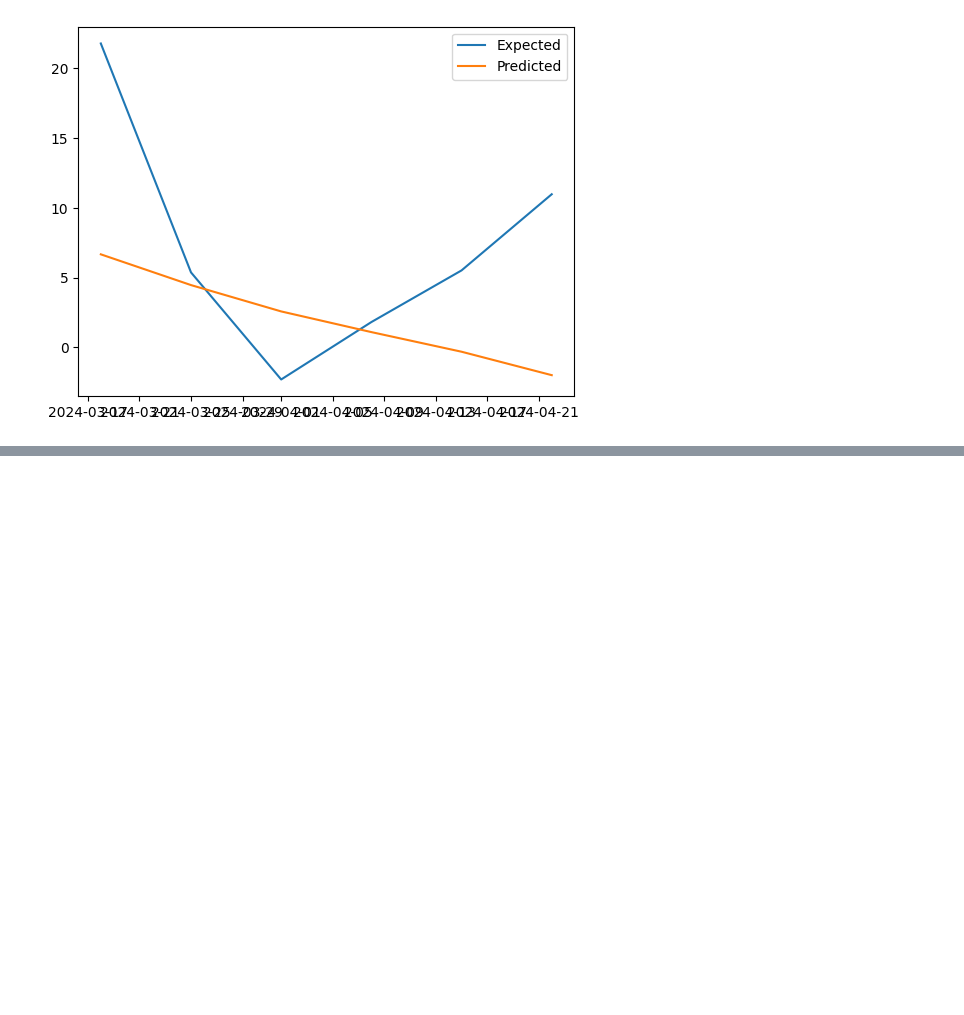
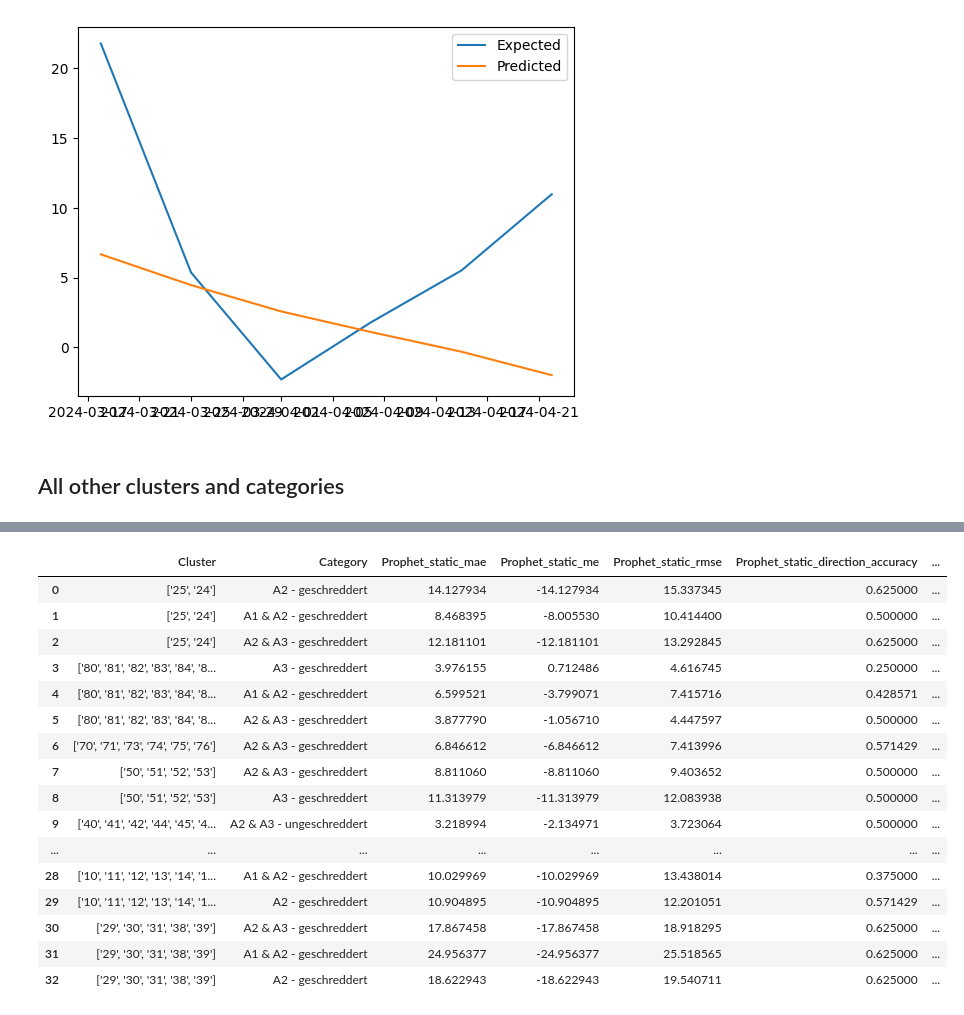
Before and after one commit to surajkarak/thesis, a Jupyter notebook: 5_Prophet.ipynb, the cells around one changed output, grey strips where cells are left out. Drawn from its saved outputs; the diff is of its cells as text; code cells hidden in the pictures; blank space fills up the shorter version.

```diff
--- a/5_Prophet.ipynb
+++ b/5_Prophet.ipynb
@@ -229,3 +213,5 @@ plt.legend()
 plt.show()
 # %% [output]
 [figure]
+# %% [markdown]
+## All other clusters and categories
@@ -231,0 +276,44 @@ plt.show()
+# %%
+clusters = df['Plz'].unique()
+datasets = []
+for cluster in clusters:
+    ds = df[(df['Plz'] == cluster)]
+    categories = ds['full'].unique()
+    for category in categories:
+        datasets.append(ds[ds['full'] == category])
+# %%
+import warnings
+
+# Filter out the specific warning
+warnings.filterwarnings('ignore')
+data = []
+# Loop through each category
+for dataset in datasets:
+    static_forecast(dataset)
+    wf_forecast(dataset)
+    static_results = static_forecast(dataset)
+    wf_results = wf_forecast(dataset)
+
+    # Create a dictionary to store the results
+    results_dict = {
+        'Cluster': dataset['Plz'].iloc[0],
+        'Category': dataset['full'].iloc[0],
+        'Prophet_static_mae': static_results['mae'],
+        'Prophet_static_me': static_results['me'],
+        'Prophet_static_rmse': static_results['rmse'],
+        'Prophet_static_direction_accuracy': static_results['direction_accuracy'],
+        'Prophet_wf_mae': wf_results['mae'],
+        'Prophet_wf_me': wf_results['me'],
+        'Prophet_wf_rmse': wf_results['rmse'],
+        'Prophet_wf_direction_accuracy': wf_results['direction_accuracy']
+    }
+
+    # Append the dictionary to the list
+    data.append(results_dict)
+
+# Create a DataFrame from the list of dictionaries
+df_results = pd.DataFrame(data)
+
+# Print the DataFrame
+df_results
+# %% [output]
@@ -231,0 +337,17 @@ plt.show()
+|  | Cluster | Category | Prophet_static_mae | Prophet_static_me | Prophet_static_rmse | Prophet_static_direction_accuracy | ... |
+| 0 | ['25', '24'] | A2 - geschreddert | 14.127934 | -14.127934 | 15.337345 | 0.625000 | ... |
+| 1 | ['25', '24'] | A1 & A2 - geschreddert | 8.468395 | -8.005530 | 10.414400 | 0.500000 | ... |
+| 2 | ['25', '24'] | A2 & A3 - geschreddert | 12.181101 | -12.181101 | 13.292845 | 0.625000 | ... |
+| 3 | ['80', '81', '82', '83', '84', '8... | A3 - geschreddert | 3.976155 | 0.712486 | 4.616745 | 0.250000 | ... |
+| 4 | ['80', '81', '82', '83', '84', '8... | A1 & A2 - geschreddert | 6.599521 | -3.799071 | 7.415716 | 0.428571 | ... |
+| 5 | ['80', '81', '82', '83', '84', '8... | A2 & A3 - geschreddert | 3.877790 | -1.056710 | 4.447597 | 0.500000 | ... |
+| 6 | ['70', '71', '73', '74', '75', '76'] | A2 & A3 - geschreddert | 6.846612 | -6.846612 | 7.413996 | 0.571429 | ... |
+| 7 | ['50', '51', '52', '53'] | A2 & A3 - geschreddert | 8.811060 | -8.811060 | 9.403652 | 0.500000 | ... |
+| 8 | ['50', '51', '52', '53'] | A3 - geschreddert | 11.313979 | -11.313979 | 12.083938 | 0.500000 | ... |
+| 9 | ['40', '41', '42', '44', '45', '4... | A2 & A3 - ungeschreddert | 3.218994 | -2.134971 | 3.723064 | 0.500000 | ... |
+| ... | ... | ... | ... | ... | ... | ... | ... |
+| 28 | ['10', '11', '12', '13', '14', '1... | A1 & A2 - geschreddert | 10.029969 | -10.029969 | 13.438014 | 0.375000 | ... |
+| 29 | ['10', '11', '12', '13', '14', '1... | A2 - geschreddert | 10.904895 | -10.904895 | 12.201051 | 0.571429 | ... |
+| 30 | ['29', '30', '31', '38', '39'] | A2 & A3 - geschreddert | 17.867458 | -17.867458 | 18.918295 | 0.625000 | ... |
+| 31 | ['29', '30', '31', '38', '39'] | A1 & A2 - geschreddert | 24.956377 | -24.956377 | 25.518565 | 0.625000 | ... |
+| 32 | ['29', '30', '31', '38', '39'] | A2 - geschreddert | 18.622943 | -18.622943 | 19.540711 | 0.625000 | ... |
```
Also changed, not shown: parts of 14 cells of this notebook, 1 other file.
